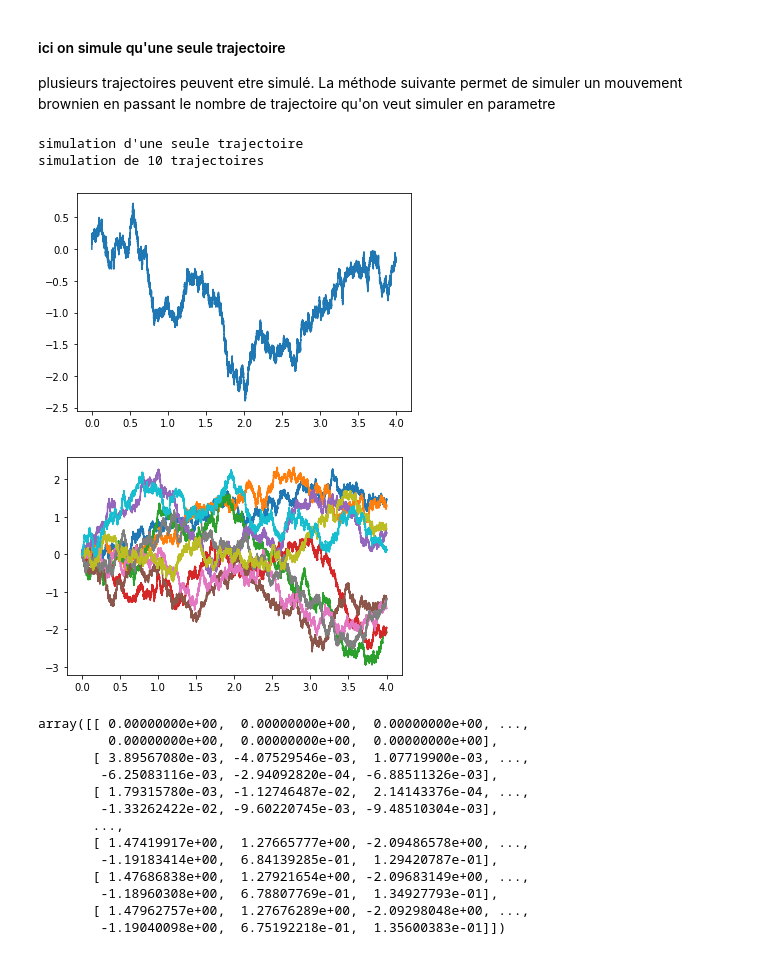
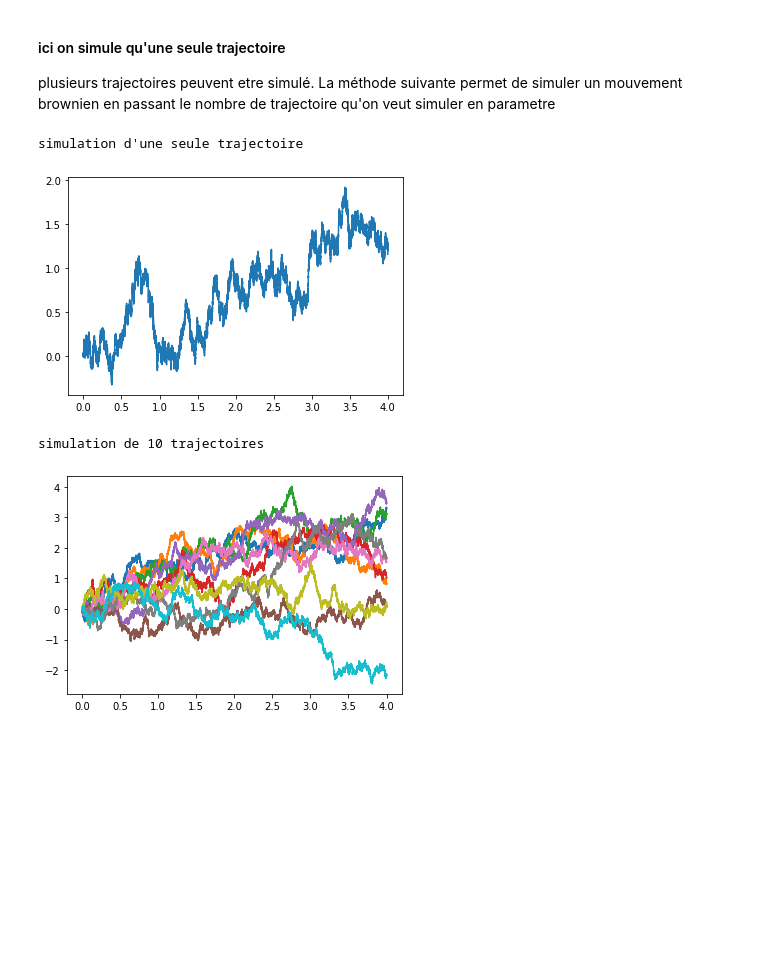
Before and after one commit to Hamrounmh/Stocks_simulation_and_options_pricing, a Jupyter notebook: Actions_simulations.ipynb, the cells around one changed output. Cells and saved outputs as stored; diff of their text form; code cells hidden in the pictures; blank space fills up the shorter version.

```diff
--- a/Actions_simulations.ipynb
+++ b/Actions_simulations.ipynb
@@ -124,40 +124,26 @@ plusieurs trajectoires peuvent etre simulé. La méthode suivante permet de simu
 # %%
 def simulationMouvementBrownien(T,n,nbTrajectoires):
 
     N=nbTrajectoires # nombre de trajectoirs
     pas =T/n
 
     B=np.zeros((n+1,N))
     #Bt0=0 déja initialisé avec la matrice B.zero
     for j in range(N):
         for i in range(1,n+1):
             B[i,j]=B[i-1,j]+np.sqrt(pas)*sim.randn()
 
     dates=np.linspace(0,T,n+1) # n+1 dates
     graph=plt.plot(dates,B)
     plt.show()
-    return B
 
 print("simulation d'une seule trajectoire")
 simulationMouvementBrownien(T=4,n=100000,nbTrajectoires=1)
 
 print("simulation de 10 trajectoires")
 simulationMouvementBrownien(T=4,n=100000,nbTrajectoires=10)
 # %% [output]
 simulation d'une seule trajectoire
-simulation de 10 trajectoires
-[figure, old version]
+[figure, new version]
+simulation de 10 trajectoires
-[figure, old version]
+[figure, new version]
-array([[ 0.00000000e+00,  0.00000000e+00,  0.00000000e+00, ...,
-         0.00000000e+00,  0.00000000e+00,  0.00000000e+00],
-       [ 3.89567080e-03, -4.07529546e-03,  1.07719900e-03, ...,
-        -6.25083116e-03, -2.94092820e-04, -6.88511326e-03],
-       [ 1.79315780e-03, -1.12746487e-02,  2.14143376e-04, ...,
-        -1.33262422e-02, -9.60220745e-03, -9.48510304e-03],
-       ...,
-       [ 1.47419917e+00,  1.27665777e+00, -2.09486578e+00, ...,
-        -1.19183414e+00,  6.84139285e-01,  1.29420787e-01],
-       [ 1.47686838e+00,  1.27921654e+00, -2.09683149e+00, ...,
-        -1.18960308e+00,  6.78807769e-01,  1.34927793e-01],
-       [ 1.47962757e+00,  1.27676289e+00, -2.09298048e+00, ...,
-        -1.19040098e+00,  6.75192218e-01,  1.35600383e-01]])
```
Also changed, not shown: parts of 9 cells of this notebook, 1 other file.
